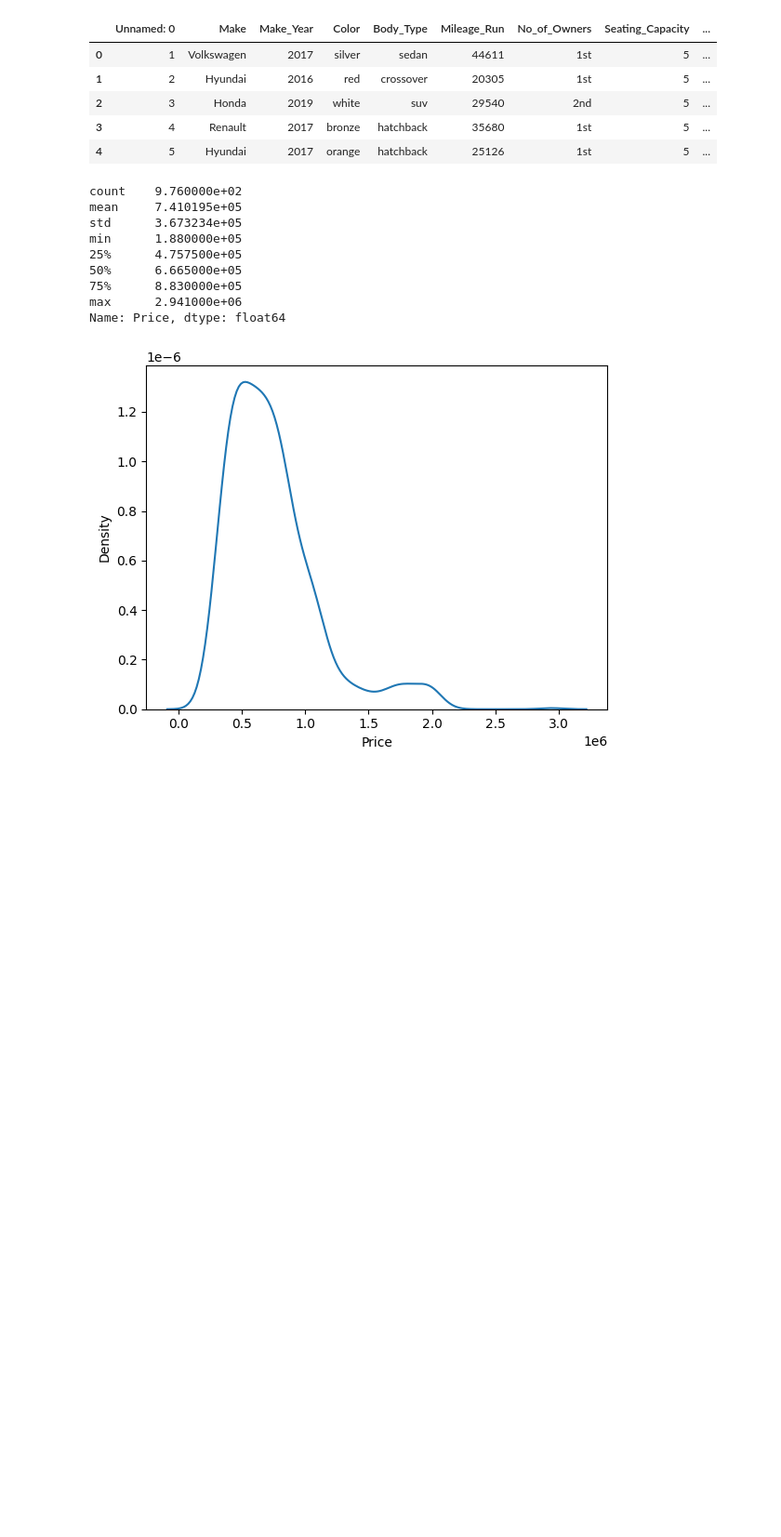
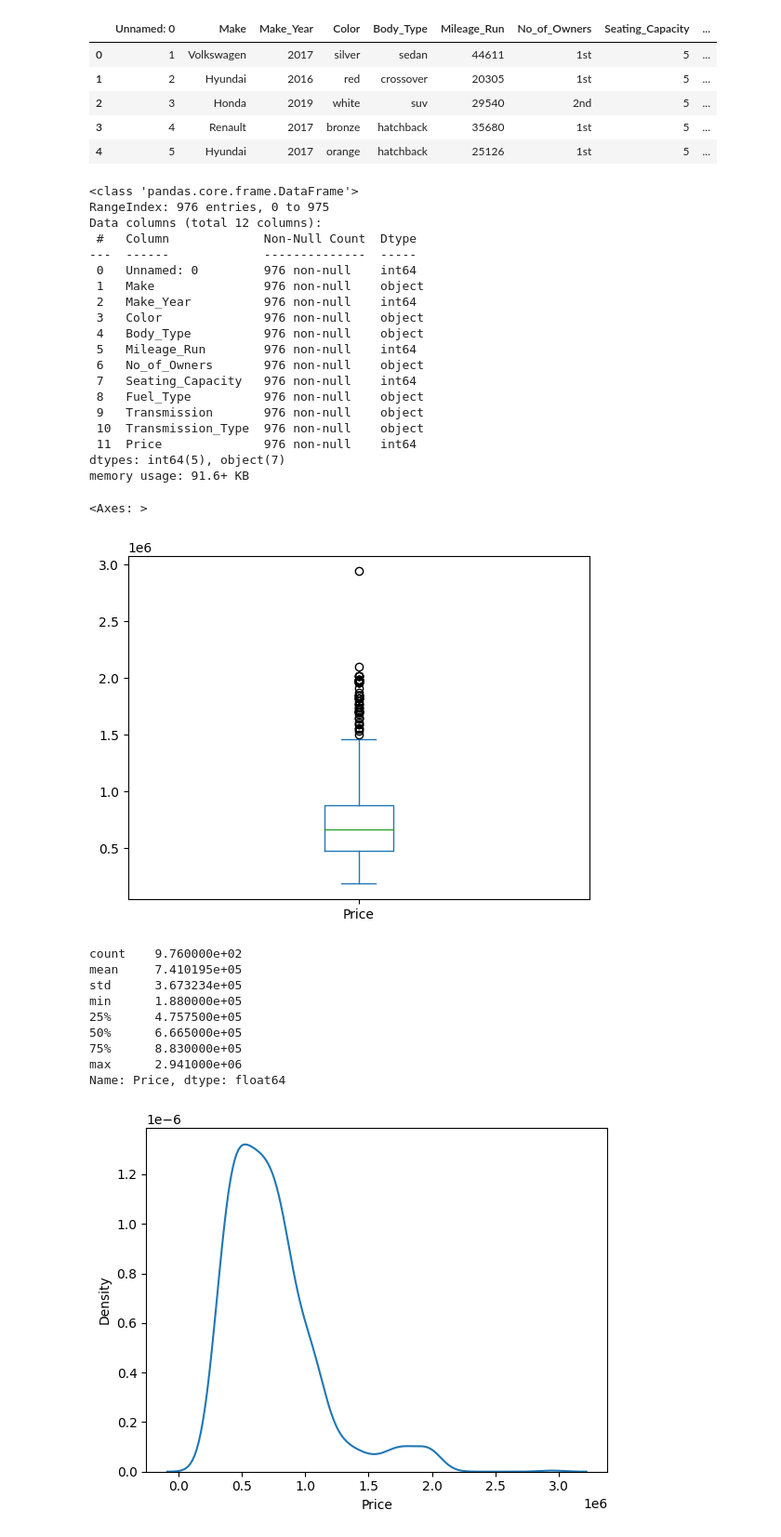
Before and after one commit to Ymy9he/assignment4, a Jupyter notebook: Copy_of_assignment4.ipynb, the cells around one changed output. Shown at 93% size. Cells and saved outputs as stored; diff of their text form; code cells hidden in the pictures; blank space fills up the shorter version.

```diff
--- a/Copy_of_assignment4.ipynb
+++ b/Copy_of_assignment4.ipynb
@@ -59,3 +49,33 @@ drive.mount('/content/drive')
+# %%
+#Question 1
+df.info()
+df.describe()
+df.isnull().sum()
+
+df['Price'].plot.box() # check for outliers
+#df = df.loc[df['Price']<2.5,:] #drop outliers above 2.5
+# %% [output]
+<class 'pandas.core.frame.DataFrame'>
+RangeIndex: 976 entries, 0 to 975
+Data columns (total 12 columns):
+ #   Column             Non-Null Count  Dtype
+---  ------             --------------  -----
+ 0   Unnamed: 0         976 non-null    int64
+ 1   Make               976 non-null    object
+ 2   Make_Year          976 non-null    int64
+ 3   Color              976 non-null    object
+ 4   Body_Type          976 non-null    object
+ 5   Mileage_Run        976 non-null    int64
+ 6   No_of_Owners       976 non-null    object
+ 7   Seating_Capacity   976 non-null    int64
+ 8   Fuel_Type          976 non-null    object
+ 9   Transmission       976 non-null    object
+ 10  Transmission_Type  976 non-null    object
+ 11  Price              976 non-null    int64
+dtypes: int64(5), object(7)
+memory usage: 91.6+ KB
+<Axes: >
+[figure, added]
 # %%
 # Question 2
 print(df["Price"].describe())
```
Also changed, not shown: parts of 18 cells of this notebook.
